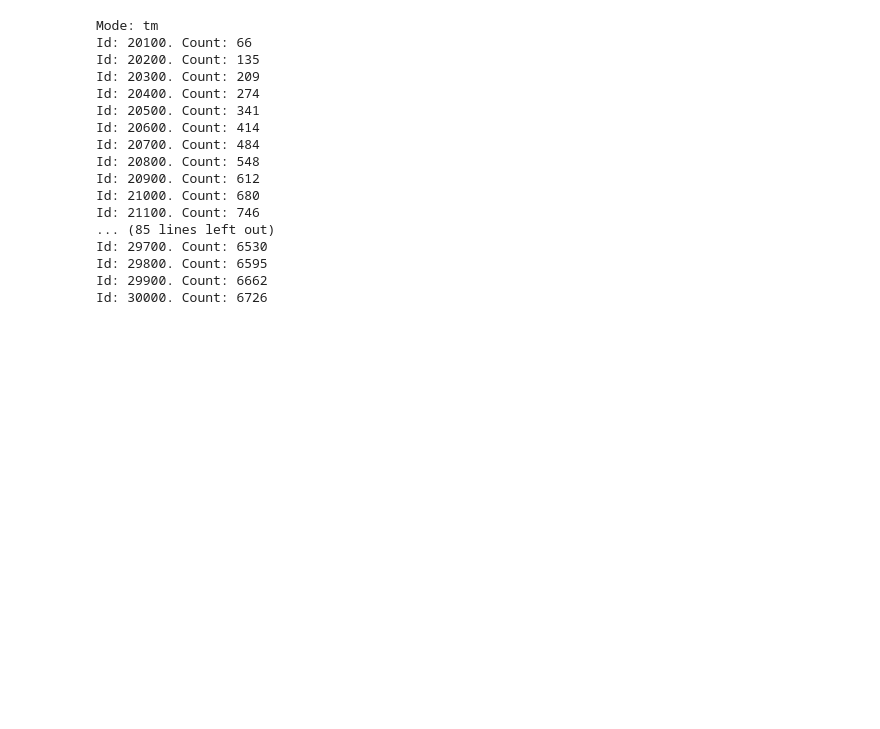
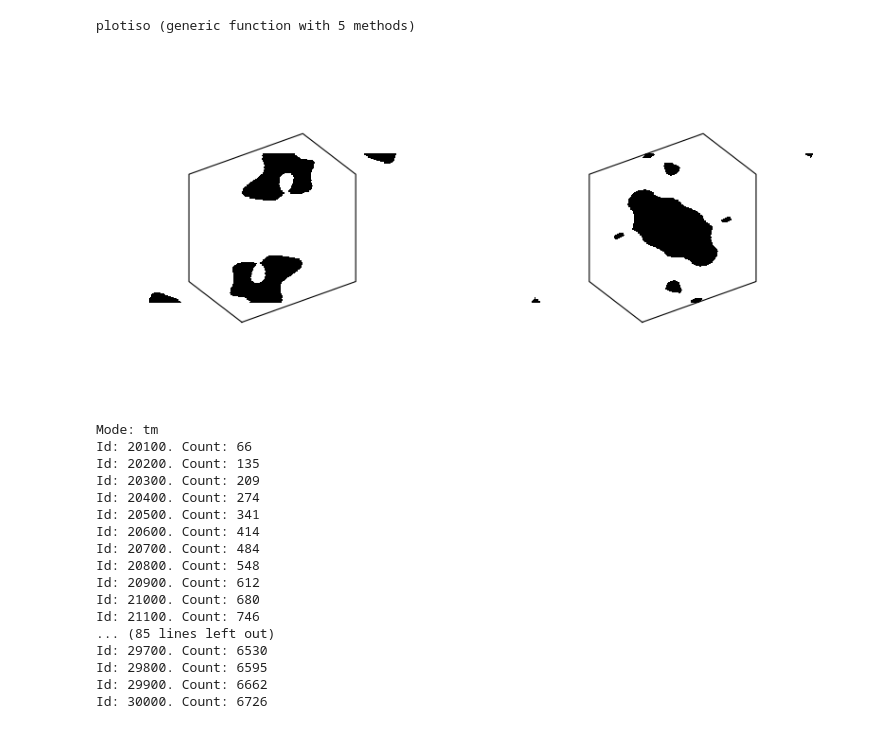
Before and after one commit to AliGhorashiCMT/Topological-Prevalence, a Jupyter notebook: frequency_isolated_nodal_points/Stable_Surface_State_Calculations.ipynb, the cells around one changed output. Drawn from its saved outputs; the diff is of its cells as text; code cells hidden in the pictures; blank space fills up the shorter version.

```diff
--- a/frequency_isolated_nodal_points/Stable_Surface_State_Calculations.ipynb
+++ b/frequency_isolated_nodal_points/Stable_Surface_State_Calculations.ipynb
@@ -12,3 +9,51 @@ include("../plotting_supercells.jl") # Utilities for plotting bulk crystal and c
+# %%
+# Below is basically the code in plotting_utilities.jl but we alter it slightly for our purposes here.
+shapely_point = pyimport("shapely.geometry").Point
+shapely_polygon = pyimport("shapely.geometry.polygon").Polygon
+
+function wigner_plot(flat::Crystalline.AbstractFourierLattice{2}, Rs::DirectBasis{2}, c::Cell{2}, isoval::Real;
+              N::Integer=500,
+              fig=nothing,
+              ax=nothing, in_polygon::Bool=false, translation_vector::Vector{<:Real} = zeros(2), xyz::Union{AbstractRange, Nothing}=nothing)
+    xyz = (isnothing(xyz) ? range(-0.75, 0.75, length=N) : xyz) #xyz is the grid on which the Fourier lattice is calculated
+    vals = Crystalline.calcfouriergridded(xyz, flat, length(xyz))
+    X, Y, vals = plotiso(xyz, vals, isoval, Rs, c, fig, ax, in_polygon, translation_vector)
+    return X, Y, vals
+end
+
+# plot isocontour of data
+function plotiso(xyz, vals, isoval::Real, Rs::DirectBasis{2}, c::Cell{2},
+                 fig=nothing,
+                 ax=nothing, in_polygon::Bool=false, translation_vector::Vector{<:Real}=zeros(2))
+    fig = (isnothing(fig) && isnothing(ax)) ? plt.figure() : fig #If neither figure nor axis provided, make a new figure
+    ax = isnothing(ax) ? fig.add_subplot(projection="rectilinear") : ax # If axis is not provided make a new axis
+
+    tx, ty = translation_vector
+
+    N = length(xyz)
+    X = broadcast((x,y) -> (x+tx)*Rs[1][1] + (y+ty)*Rs[2][1], reshape(xyz,(1,N)), reshape(xyz, (N,1))) #optional tx, ty translations
+    Y = broadcast((x,y) -> (x+tx)*Rs[1][2] + (y+ty)*Rs[2][2], reshape(xyz,(1,N)), reshape(xyz, (N,1)))
+    if setting(c) !== Brillouin.CARTESIAN
+        c = Brillouin.cartesianize(c)
+    end
+    cxs, cys = getindex.(c[1], 1), getindex.(c[1], 2)
+    push!(cxs, cxs[1]); push!(cys, cys[1]) # To make a closed loop for the wigner-seitz cell
+    ax.plot(cxs, cys, color="black", linewidth=0.8) # plot unit cell
+    polygon = shapely_polygon(c[1])
+    vals = -(vals .< isoval).*1000 .+ 500
+    in_polygon_vals = (broadcast((x,y) -> polygon.contains(shapely_point(((x+tx)*Rs[1][1] + (y+ty)*Rs[2][1], (x+tx)*Rs[1][2] + (y+ty)*Rs[2][2]))), reshape(xyz,(1,N)), reshape(xyz, (N,1)))) # Determine whether points on the grid are within the first Brillouin zone
+
+    vals = !in_polygon ? vals : (vals .* in_polygon_vals + 500*(1 .- in_polygon_vals)) #outside polygon, value of 500, inside polygon, value of -500 if below isovalue and value of 500 if above isovalue.
+    plt.xlim(-1,1); plt.ylim(-1,1);
+    !in_polygon ? ax.contourf(X,Y,vals; levels=(-1e6, 0, 1e6 ), cmap=plt.get_cmap("gray", 2)) : ax.contourf(X,Y,vals; levels=(-1e6, -1000, 50, 1e6 ), cmap=plt.get_cmap("gray", 3)) # Three values in cmap so we get a gray-white combination.
+
+    ax.set_aspect("equal", adjustable="box")
+    ax.set_axis_off()
+
+    return X, Y, vals
+end
+# %% [output]
+plotiso (generic function with 5 methods)
 # %%
 # We try with c2 symmetric nodal points
 # %%
@@ -28,6 +70,15 @@ kp′ = KPath{2}( # points, paths, basis, setting
     [[:Γ, :Y, :P₆, :A, :Γ, :B, :P₁, :A]],
     kp.basis, kp.setting
 );
+# %%
+figure(figsize=(10, 5))
+subplot(1, 2, 1)
+xyz = range(-0.5, 0.5, length=128)
+X_unit, Y_unit, vals_bulk = wigner_plot(flat_bulk, Rs, c_R, isoval_bulk, xyz=xyz, fig=gcf(), ax=gca())
+subplot(1, 2, 2)
+_, _, vals_clad = wigner_plot(flat_clad, Rs, c_R, isoval_clad, xyz=xyz, fig=gcf(), ax=gca());
+# %% [output]
+[figure, added]
 # %%
 # Write a file with the new kpoint path:
 dir = "./surface_states/input/"
```
Also changed, not shown: parts of 8 cells of this notebook.
